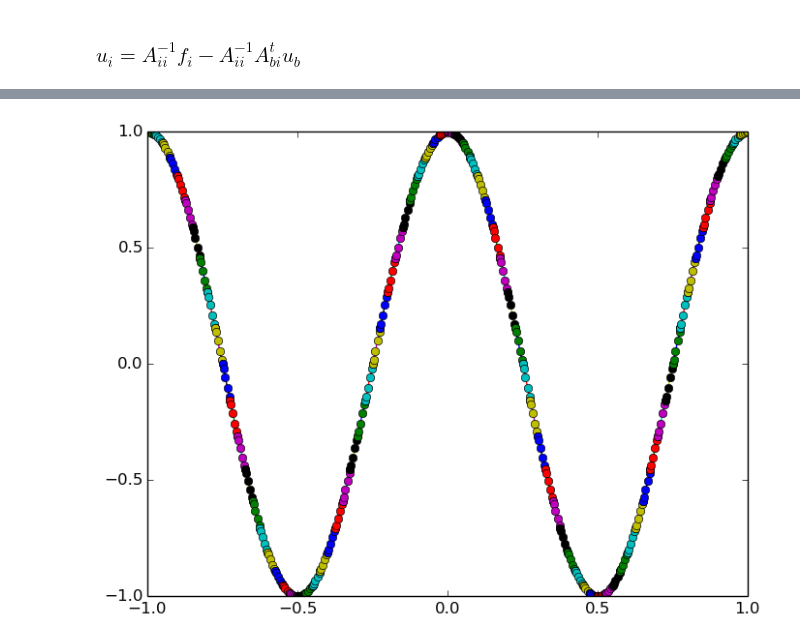
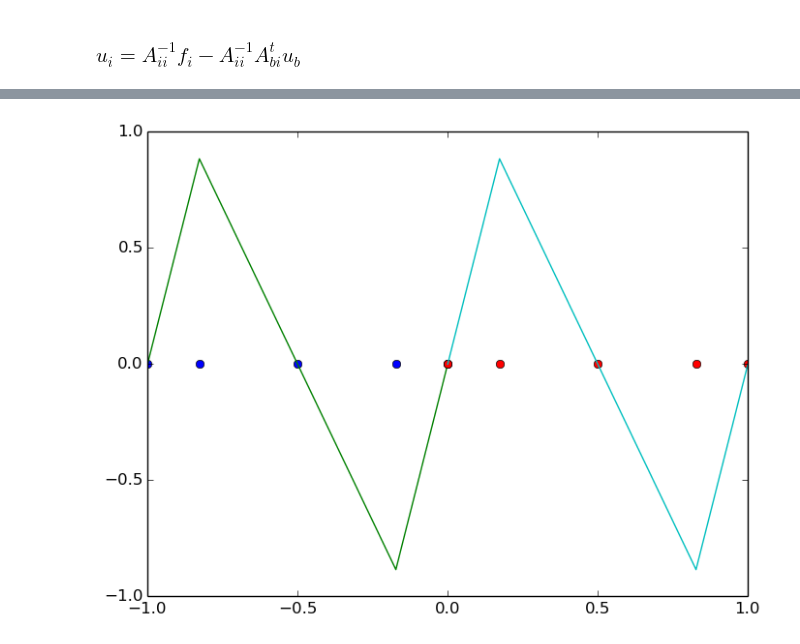
Before and after one commit to augustot2/monografia, a Jupyter notebook: src/codes/finite elements part 3.ipynb, the cells around one changed output, grey strips where cells are left out. Cells and saved outputs as stored; diff of their text form; code cells hidden in the pictures.

```diff
--- a/src/codes/finite elements part 3.ipynb
+++ b/src/codes/finite elements part 3.ipynb
@@ -68,8 +97,8 @@ Me_matrix (generic function with 1 method)
 # %% [markdown]
 ### $ϕ$ e  matriz de massa
 # %%
-Nel = 80
-I = 4
+Nel = 2
+I = 3
 nb = Nel + 1
 ni = (I-2)
 Q = I+2
@@ -81,14 +110,19 @@ ii = collect(3:I)
 #limites
 a = -1;
 b = 1;
+#problema
+fun(x) = (1.0 - 4*pi^2)*sin(2*pi*x)
+resp(x) = sin(2*pi*x)
+cond_dir = [0.0,0.0]
 
 z = zglj(Q)
 w = wglj(z)
 ϕ = ϕ_matrix(ψj,Q,I);
+dϕ = ϕ_matrix(dψj,Q,I)
 xn = [linspace(a,b,Nel+1);];
 X = zeros(Q,Nel)
 remap(x,a,b) = ((1-x)*a + (1+x)*b)/2
 for e in 1:Nel
     X[:,e] = [remap(x,xn[e],xn[e+1]) for x in z]
 end
-X
+X;
@@ -126,14 +152,12 @@ dl  = zeros(Nel)
 M = Vector{Array{Float64,2}}(Nel)
 Mii = Vector{Array{Float64,2}}(Nel)
 for e in 1:Nel
-    Me = Me_matrix(ϕ, w, I, Q, xn[e], xn[e+1]) ;
-
-
-
-    Mbb = Me[ib,ib]
-    Mbi = Me[ib,ii]
-    Mib = Me[ii,ib]
-    Mii[e] = Me[ii,ii]
+    Me = Me_matrix(ϕ, w, I, Q, xn[e], xn[e+1]) ;  #mass matrix
+    Se = Se_matrix(dϕ, w, I, Q, xn[e], xn[e+1]) ; #stiff matrix
+    Mbb = Me[ib,ib] - Se[ib,ib]
+    Mbi = Me[ib,ii] - Se[ib,ii]
+    Mib = Me[ii,ib] - Se[ii,ib]
+    Mii[e] = Me[ii,ii] - Se[ii,ii]
 
     potrf!('L',Mii[e]); #Mii^-1
     M[e] = copy(Mib)
@@ -153,7 +177,7 @@ for e in 1:Nel
         end
     end
 end
-Abb = SymTridiagonal(dp,dl)
-#potrf!('L',Abb);
+dp[1],dp[end] = 10^10,10^10
+Abb = SymTridiagonal(dp,dl);
 Abb
 # %% [output]
@@ -197,7 +190,7 @@ Base.LinAlg.LDLt{Float64,SymTridiagonal{Float64}}(81x81 SymTridiagonal{Float64}:
 # %% [markdown]
 ## RHS
 # %%
-fun(x) = cos(2*pi*x)
+
 #calcula F
 Fe = zeros(I,Nel)
 for e = 1:Nel
@@ -210,5 +203,5 @@ for e = 1:Nel
         Fe[i,e] = temp
     end
 end
-Fe
+Fe[1,1] = 0; Fe[2,end]= 0;#arrumar
 # %% [output]
@@ -219,0 +209,2 @@ Fe
+# %%
+Fe = Fe
@@ -317,12 +280,12 @@ Uh
 # %%
 using PyPlot
 # %%
-Ue = fun(X)
-erro = Uh - Ue
+
 for e in 1:Nel
-    plot(X[:,e],Uh[:,e])
-    plot(X[:,e],fun(X[:,e]),"o")
-#    legend()
+    plot(X[:,e],Uh[:,e],"o")
+    #y = [fun(x) for x in X[:,e] ]
+    plot(X[:,e],[resp(x) for x in X[:,e] ])
+    #legend()
 end
 # %% [output]
-[figure, old version]
+[figure, new version]
```
Also changed, not shown: parts of 14 cells of this notebook, 13 other files.
